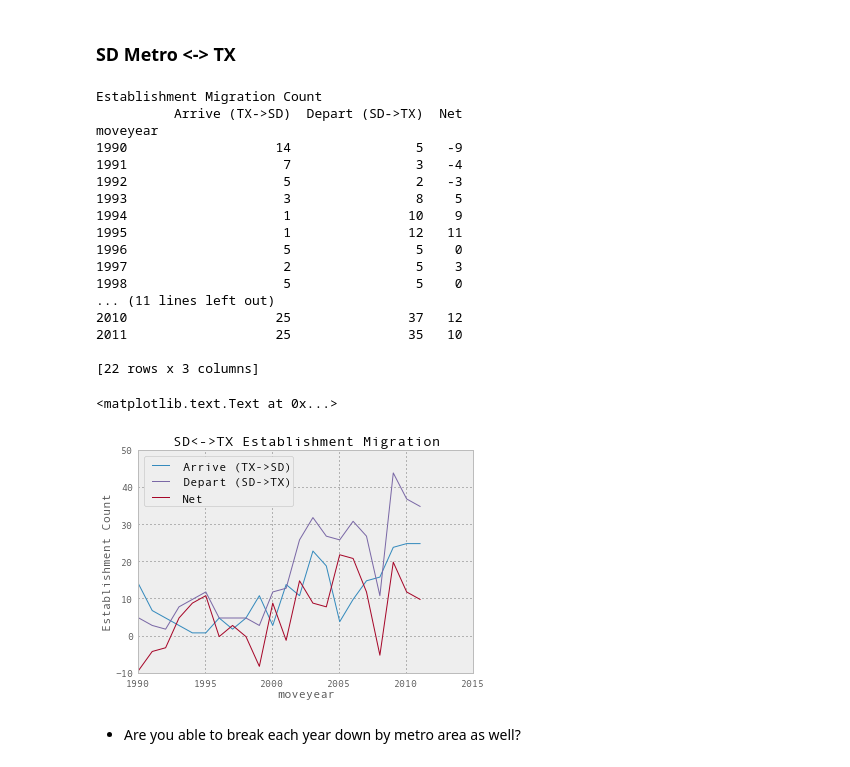
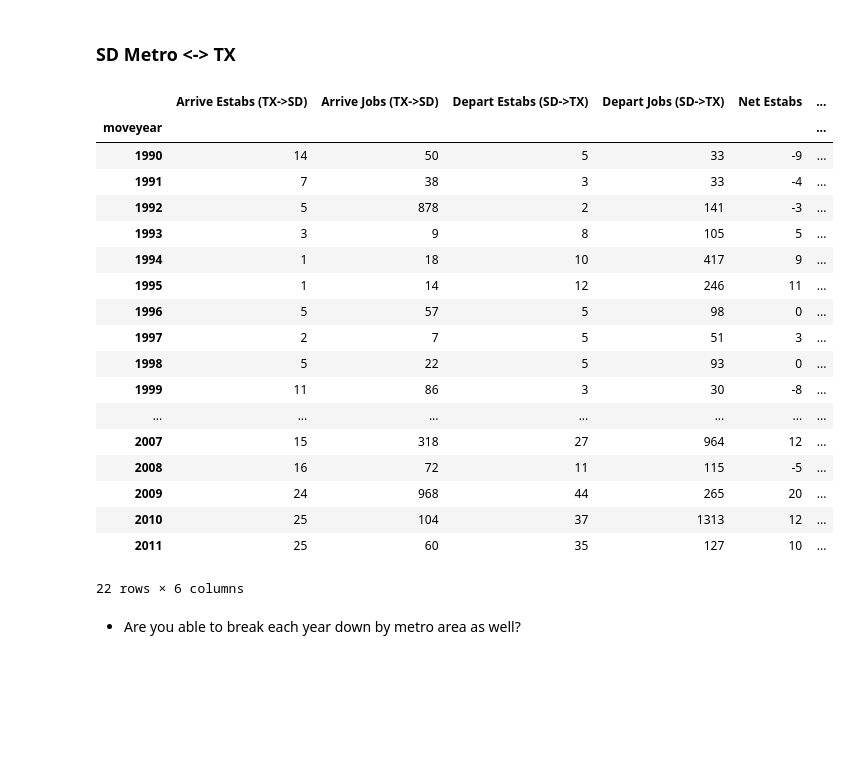
Before and after one commit to SDRDLAnalysts/pdp-data-projects, a Jupyter notebook: voiceofsandiego.org/business-migrations/analysts/gonzalo.ipynb, the cells around one changed output. Drawn from its saved outputs; the diff is of its cells as text; code cells hidden in the pictures; blank space fills up the shorter version.

```diff
--- a/voiceofsandiego.org/business-migrations/analysts/gonzalo.ipynb
+++ b/voiceofsandiego.org/business-migrations/analysts/gonzalo.ipynb
@@ -2,6 +2,9 @@
 %matplotlib inline
 import numpy as np
 import pandas as pd
+pd.options.display.max_columns = 50
+pd.options.display.max_rows = 200
+
 import matplotlib.pyplot as plt
 import sys
 # If either the import or the assert fails, you need to run: sudo pip install -U sdipylib
@@ -147,40 +150,45 @@ I loved the year-by-year breakdown you provided for Texas, though I’m not sure
 # %% [markdown]
 ### SD Metro <-> TX
 # %%
-print "Establishment Migration Count"
-sdtotx = df[(df.origin_metro_area=='San Diego-Carlsbad-San Marcos, CA')&
+sdtotxest = df[(df.origin_metro_area=='San Diego-Carlsbad-San Marcos, CA')&
             (df.deststate=='TX')].groupby('moveyear').estabs.sum()
-txtosd = df[(df.originstate=='TX')
+sdtotxjobs = df[(df.origin_metro_area=='San Diego-Carlsbad-San Marcos, CA')&
+            (df.deststate=='TX')].groupby('moveyear').jobs.sum()
+txtosdest = df[(df.originstate=='TX')
             &(df.destination_metro_area=='San Diego-Carlsbad-San Marcos, CA')].groupby('moveyear').estabs.sum()
+txtosdjobs = df[(df.originstate=='TX')
+            &(df.destination_metro_area=='San Diego-Carlsbad-San Marcos, CA')].groupby('moveyear').jobs.sum()
 
 sdtx = pd.DataFrame({
-'Depart (SD->TX)': pd.Series(sdtotx),
-'Arrive (TX->SD)': pd.Series(txtosd),
-'Net': pd.Series(sdtotx-txtosd)
+'Arrive Estabs (TX->SD)': pd.Series(txtosdest),
+'Arrive Jobs (TX->SD)': pd.Series(txtosdjobs),
+'Depart Estabs (SD->TX)': pd.Series(sdtotxest),
+'Depart Jobs (SD->TX)': pd.Series(sdtotxjobs),
+'Net Estabs': pd.Series(sdtotxest-txtosdest),
+'Net Jobs': pd.Series(sdtotxjobs-txtosdjobs)
 })
-print sdtx
-ax=sdtx.plot(title= "SD<->TX Establishment Migration")
-ax.set_ylabel('Establishment Count')
+
+sdtx
 # %% [output]
+|  | Arrive Estabs (TX->SD) | Arrive Jobs (TX->SD) | Depart Estabs (SD->TX) | Depart Jobs (SD->TX) | Net Estabs | ... |
+| moveyear |  |  |  |  |  | ... |
+| 1990 | 14 | 50 | 5 | 33 | -9 | ... |
+| 1991 | 7 | 38 | 3 | 33 | -4 | ... |
+| 1992 | 5 | 878 | 2 | 141 | -3 | ... |
+| 1993 | 3 | 9 | 8 | 105 | 5 | ... |
+| 1994 | 1 | 18 | 10 | 417 | 9 | ... |
+| 1995 | 1 | 14 | 12 | 246 | 11 | ... |
+| 1996 | 5 | 57 | 5 | 98 | 0 | ... |
+| 1997 | 2 | 7 | 5 | 51 | 3 | ... |
+| 1998 | 5 | 22 | 5 | 93 | 0 | ... |
+| 1999 | 11 | 86 | 3 | 30 | -8 | ... |
+| ... | ... | ... | ... | ... | ... | ... |
+| 2007 | 15 | 318 | 27 | 964 | 12 | ... |
+| 2008 | 16 | 72 | 11 | 115 | -5 | ... |
+| 2009 | 24 | 968 | 44 | 265 | 20 | ... |
+| 2010 | 25 | 104 | 37 | 1313 | 12 | ... |
+| 2011 | 25 | 60 | 35 | 127 | 10 | ... |
-Establishment Migration Count
-          Arrive (TX->SD)  Depart (SD->TX)  Net
-moveyear
-1990                   14                5   -9
-1991                    7                3   -4
-1992                    5                2   -3
-1993                    3                8    5
-1994                    1               10    9
-1995                    1               12   11
-1996                    5                5    0
-1997                    2                5    3
-1998                    5                5    0
-... (11 lines left out)
-2010                   25               37   12
-2011                   25               35   10
-
-[22 rows x 3 columns]
+22 rows × 6 columns
-<matplotlib.text.Text at 0x...>
-[figure, removed]
 # %% [markdown]
 - Are you able to break each year down by metro area as well?
 # %%
```
Also changed, not shown: parts of 2 cells of this notebook.
